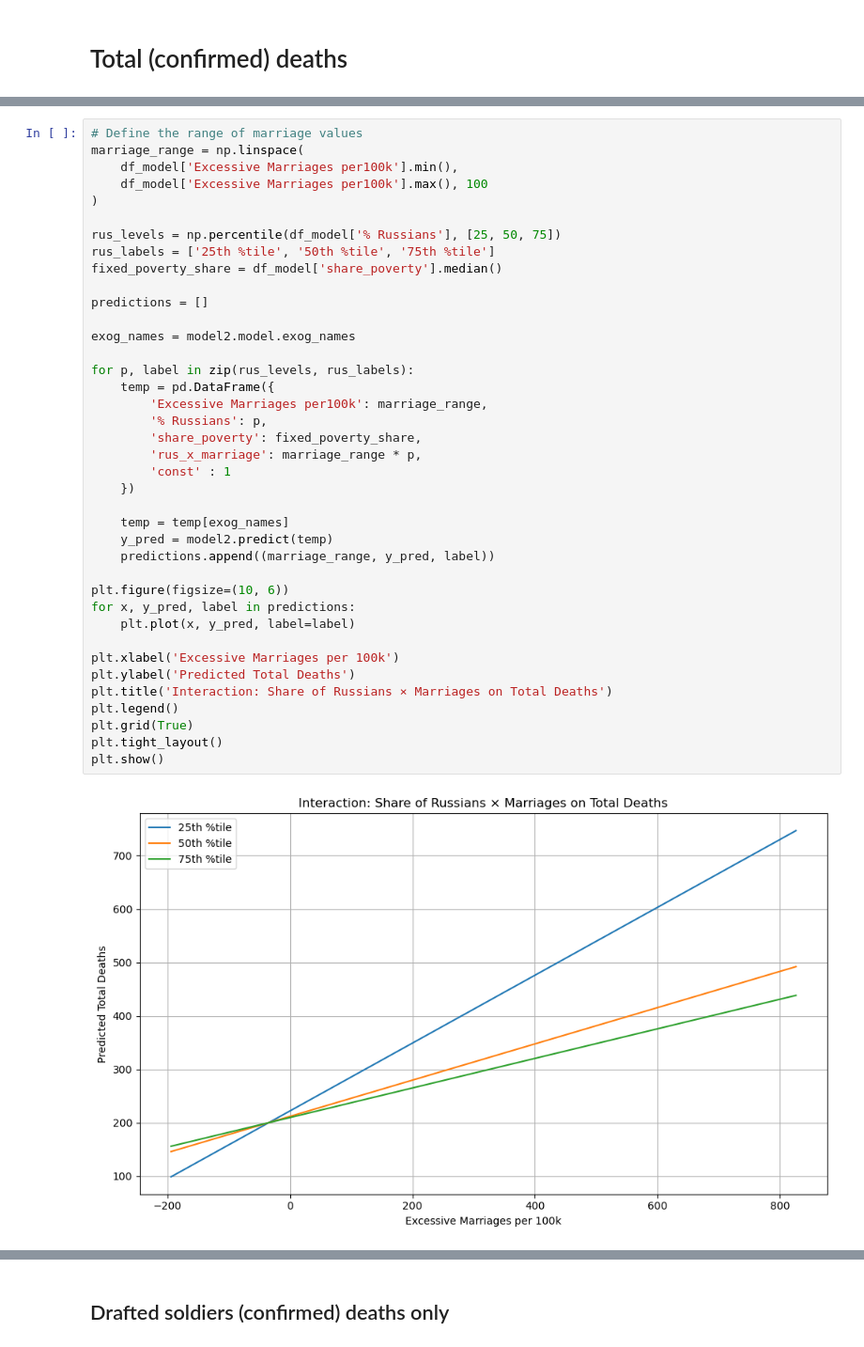
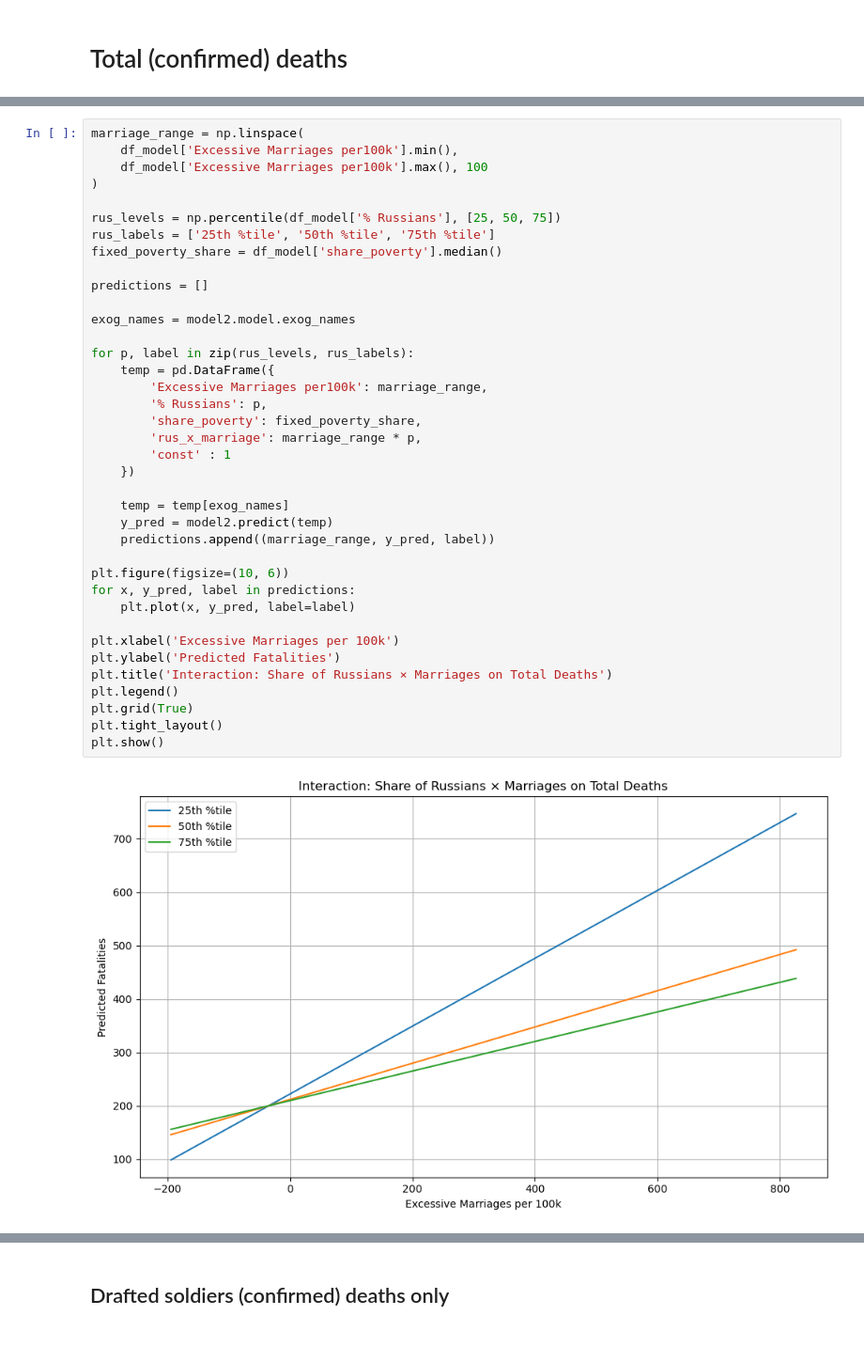
Before and after one commit to ahalian/Thesis, a Jupyter notebook: analysis.ipynb, the cells around one changed output, grey strips where cells are left out. Shown: that part at 94% size. Drawn from its saved outputs; the diff is of its cells as text.

```diff
--- a/analysis.ipynb
+++ b/analysis.ipynb
@@ -110,7 +110,6 @@ Notes:
 [2] The condition number is large, 3.85e+04. This might indicate that there are
 strong multicollinearity or other numerical problems.
 # %%
-# Define the range of marriage values
 marriage_range = np.linspace(
     df_model['Excessive Marriages per100k'].min(),
     df_model['Excessive Marriages per100k'].max(), 100
@@ -121,35 +120,35 @@ rus_labels = ['25th %tile', '50th %tile', '75th %tile']
 fixed_poverty_share = df_model['share_poverty'].median()
 
 predictions = []
 
 exog_names = model2.model.exog_names
 
 for p, label in zip(rus_levels, rus_labels):
     temp = pd.DataFrame({
         'Excessive Marriages per100k': marriage_range,
         '% Russians': p,
         'share_poverty': fixed_poverty_share,
         'rus_x_marriage': marriage_range * p,
         'const' : 1
     })
 
     temp = temp[exog_names]
     y_pred = model2.predict(temp)
     predictions.append((marriage_range, y_pred, label))
 
 plt.figure(figsize=(10, 6))
 for x, y_pred, label in predictions:
     plt.plot(x, y_pred, label=label)
 
 plt.xlabel('Excessive Marriages per 100k')
-plt.ylabel('Predicted Total Deaths')
+plt.ylabel('Predicted Fatalities')
 plt.title('Interaction: Share of Russians × Marriages on Total Deaths')
 plt.legend()
 plt.grid(True)
 plt.tight_layout()
 plt.show()
 # %% [output]
-[figure, old version]
+[figure, new version]
 # %%
 marriage_range = np.linspace(
     df_model['Excessive Marriages per100k'].min(),
```
Also changed, not shown: parts of 15 cells of this notebook.
